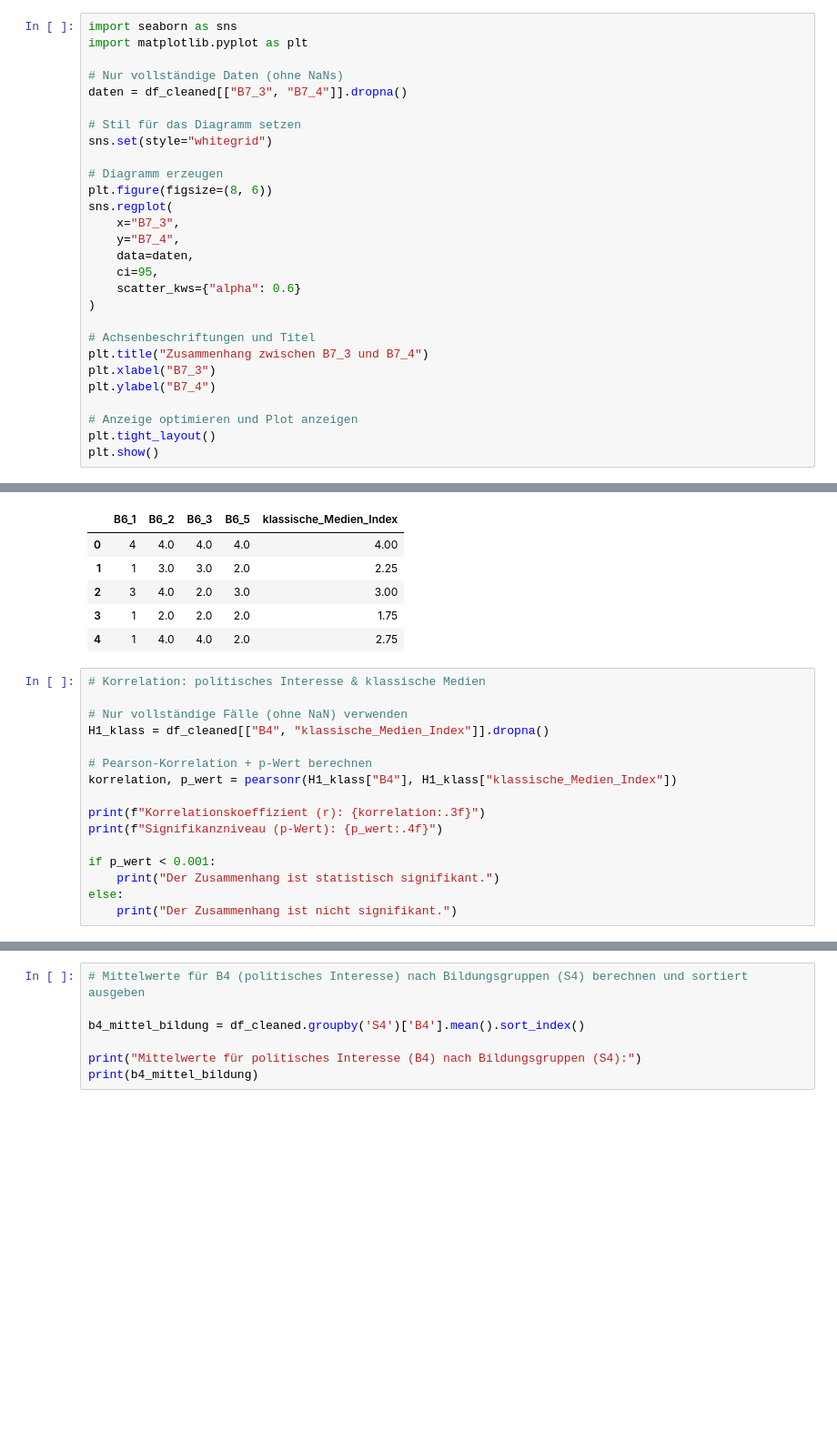
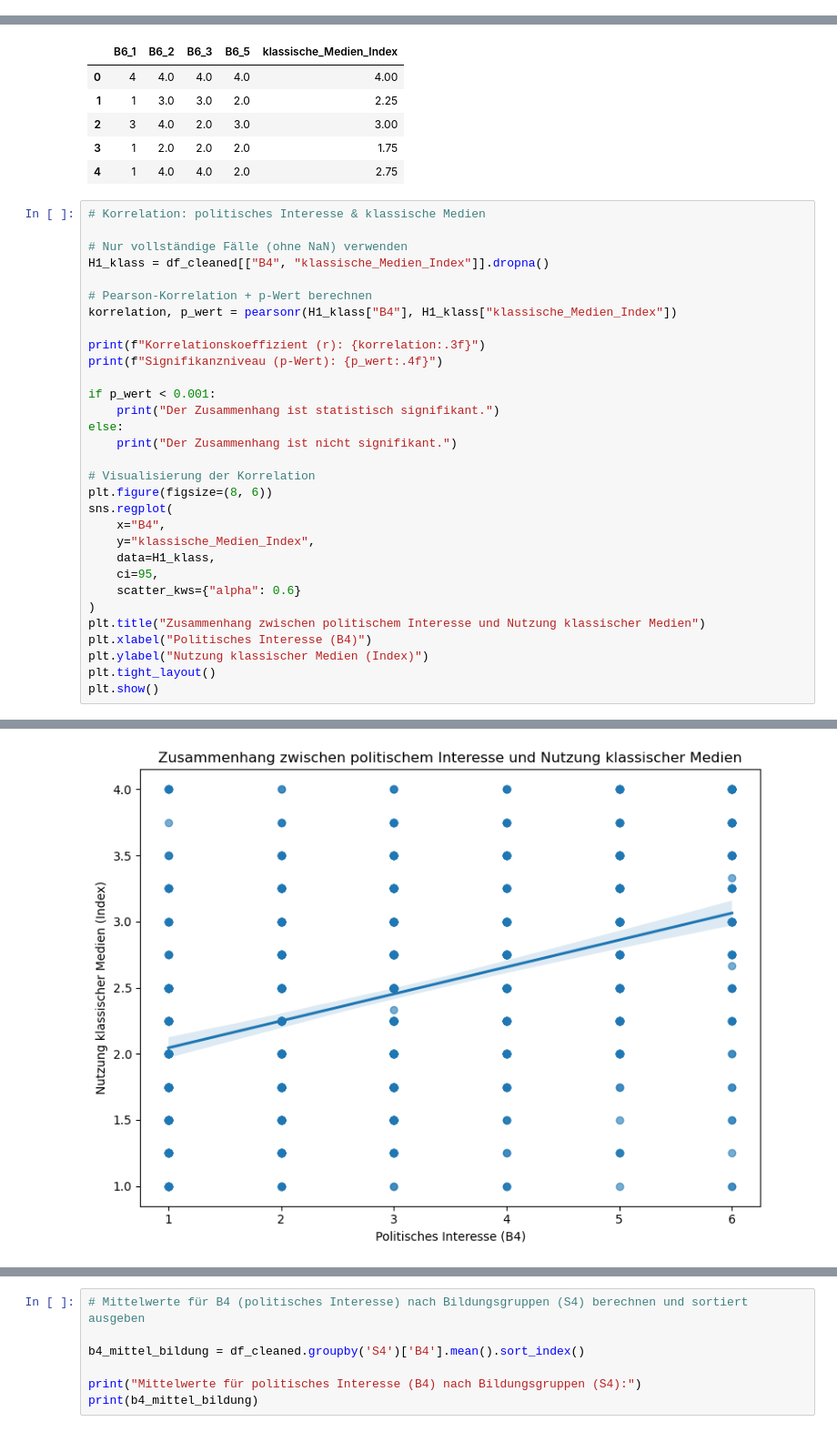
Before and after one commit to lara-polat/python_kurs, a Jupyter notebook: Project_Datenbereinigung.ipynb, the cells around one changed output, grey strips where cells are left out. Shown at 91% size. Cells and saved outputs as stored; diff of their text form; blank space fills up the shorter version.

```diff
--- a/Project_Datenbereinigung.ipynb
+++ b/Project_Datenbereinigung.ipynb
@@ -1070,28 +867,0 @@ dtype: object
-# %%
-import seaborn as sns
-import matplotlib.pyplot as plt
-
-# Nur vollständige Daten (ohne NaNs)
-daten = df_cleaned[["B7_3", "B7_4"]].dropna()
-
-# Stil für das Diagramm setzen
-sns.set(style="whitegrid")
-
-# Diagramm erzeugen
-plt.figure(figsize=(8, 6))
-sns.regplot(
-    x="B7_3",
-    y="B7_4",
-    data=daten,
-    ci=95,
-    scatter_kws={"alpha": 0.6}
-)
-
-# Achsenbeschriftungen und Titel
-plt.title("Zusammenhang zwischen B7_3 und B7_4")
-plt.xlabel("B7_3")
-plt.ylabel("B7_4")
-
-# Anzeige optimieren und Plot anzeigen
-plt.tight_layout()
-plt.show()
@@ -2139,20 +1880,36 @@ Name: klassische_Medien_Index, dtype: float64
 # %%
 # Korrelation: politisches Interesse & klassische Medien
 
 # Nur vollständige Fälle (ohne NaN) verwenden
 H1_klass = df_cleaned[["B4", "klassische_Medien_Index"]].dropna()
 
 # Pearson-Korrelation + p-Wert berechnen
 korrelation, p_wert = pearsonr(H1_klass["B4"], H1_klass["klassische_Medien_Index"])
 
 print(f"Korrelationskoeffizient (r): {korrelation:.3f}")
 print(f"Signifikanzniveau (p-Wert): {p_wert:.4f}")
 
 if p_wert < 0.001:
     print("Der Zusammenhang ist statistisch signifikant.")
 else:
     print("Der Zusammenhang ist nicht signifikant.")
+
+# Visualisierung der Korrelation
+plt.figure(figsize=(8, 6))
+sns.regplot(
+    x="B4",
+    y="klassische_Medien_Index",
+    data=H1_klass,
+    ci=95,
+    scatter_kws={"alpha": 0.6}
+)
+plt.title("Zusammenhang zwischen politischem Interesse und Nutzung klassischer Medien")
+plt.xlabel("Politisches Interesse (B4)")
+plt.ylabel("Nutzung klassischer Medien (Index)")
+plt.tight_layout()
+plt.show()
 # %% [output]
 Korrelationskoeffizient (r): 0.413
 Signifikanzniveau (p-Wert): 0.0000
 Der Zusammenhang ist statistisch signifikant.
+[figure, added]
```
Also changed, not shown: parts of 69 cells of this notebook.
